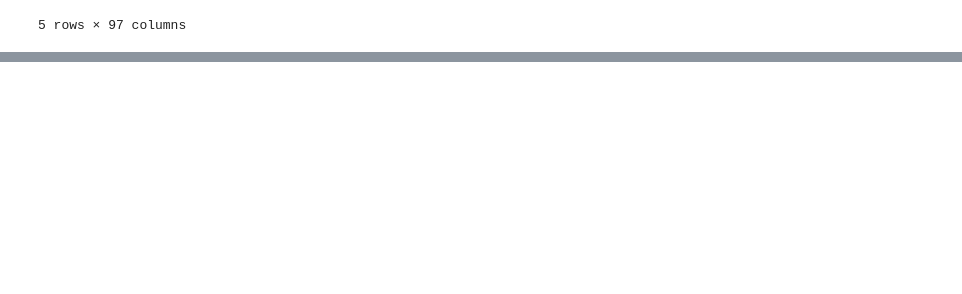
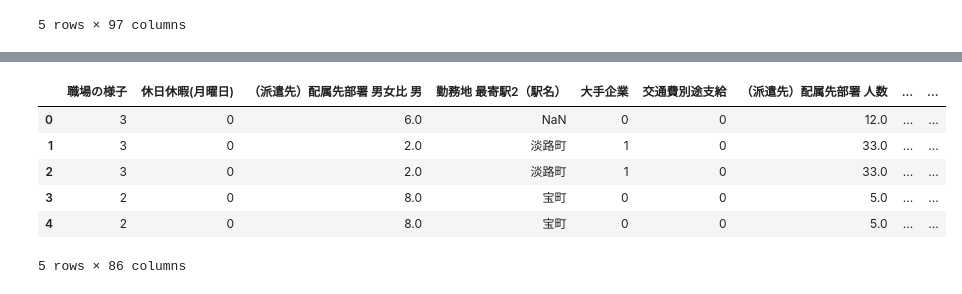
Before and after one commit to NatsukiH/apply_prediction, a Jupyter notebook: application_predict.ipynb, the cells around one changed output, grey strips where cells are left out. Drawn from its saved outputs; the diff is of its cells as text; code cells hidden in the pictures; blank space fills up the shorter version.

```diff
--- a/application_predict.ipynb
+++ b/application_predict.ipynb
@@ -282,0 +303,15 @@ a_dropna_2.tail()
+# %%
+# nanのカウント
+null_count = list(a_dropna_2.isnull().sum())
+# 列名のリスト
+a_dropna_2_columns_list = a_dropna_2.columns.values
+# NANが10000以上の指標を削除してみる
+a_dropna_3 = a_dropna_2.copy()
+
+for index in range(len(null_count)):
+#     NANが10000以上のとき
+    if null_count[index] >= 10000:
+        column_name = a_dropna_2_columns_list[index]
+        a_dropna_3 = a_dropna_3.drop([column_name], axis=1)
+
+a_dropna_3.isnull().sum()
@@ -282,0 +357,12 @@ a_dropna_2.tail()
+# %%
+pd.options.display.max_columns = None
+# %%
+a_dropna_3.head()
+# %% [output]
+|  | 職場の様子 | 休日休暇(月曜日) | （派遣先）配属先部署 男女比 男 | 勤務地 最寄駅2（駅名） | 大手企業 | 交通費別途支給 | （派遣先）配属先部署 人数 | ... | ... |
+| 0 | 3 | 0 | 6.0 | NaN | 0 | 0 | 12.0 | ... | ... |
+| 1 | 3 | 0 | 2.0 | 淡路町 | 1 | 0 | 33.0 | ... | ... |
+| 2 | 3 | 0 | 2.0 | 淡路町 | 1 | 0 | 33.0 | ... | ... |
+| 3 | 2 | 0 | 8.0 | 宝町 | 0 | 0 | 5.0 | ... | ... |
+| 4 | 2 | 0 | 8.0 | 宝町 | 0 | 0 | 5.0 | ... | ... |
+5 rows × 86 columns
```
Also changed, not shown: parts of 19 cells of this notebook.
